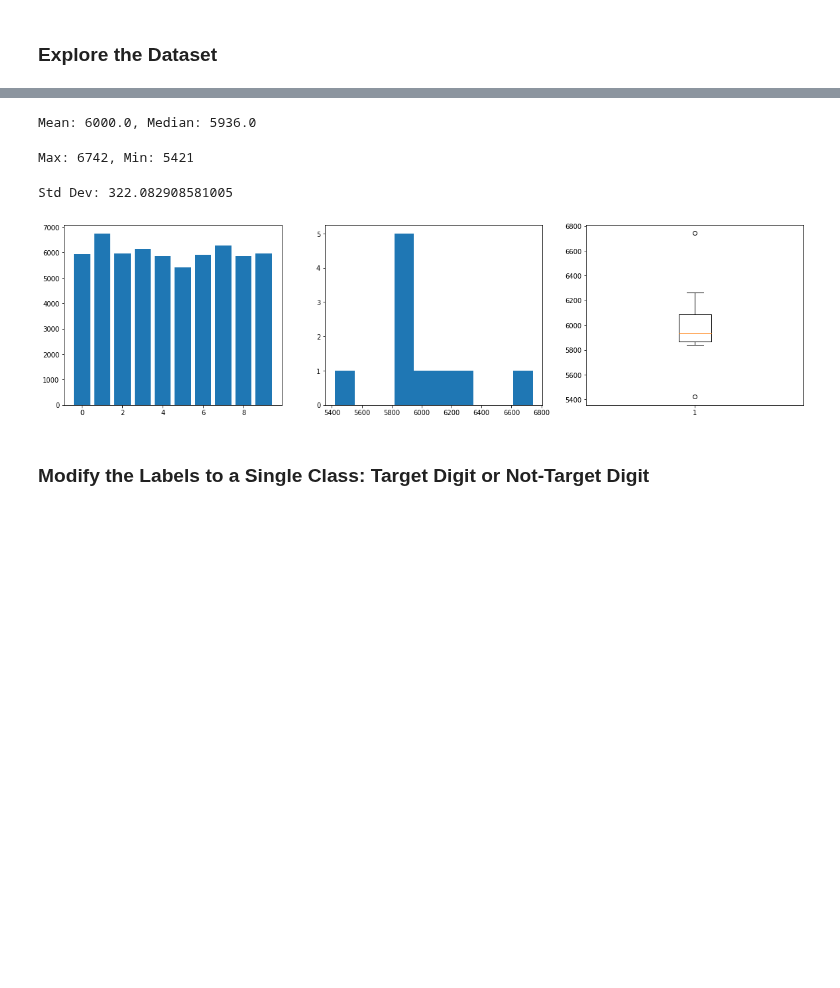
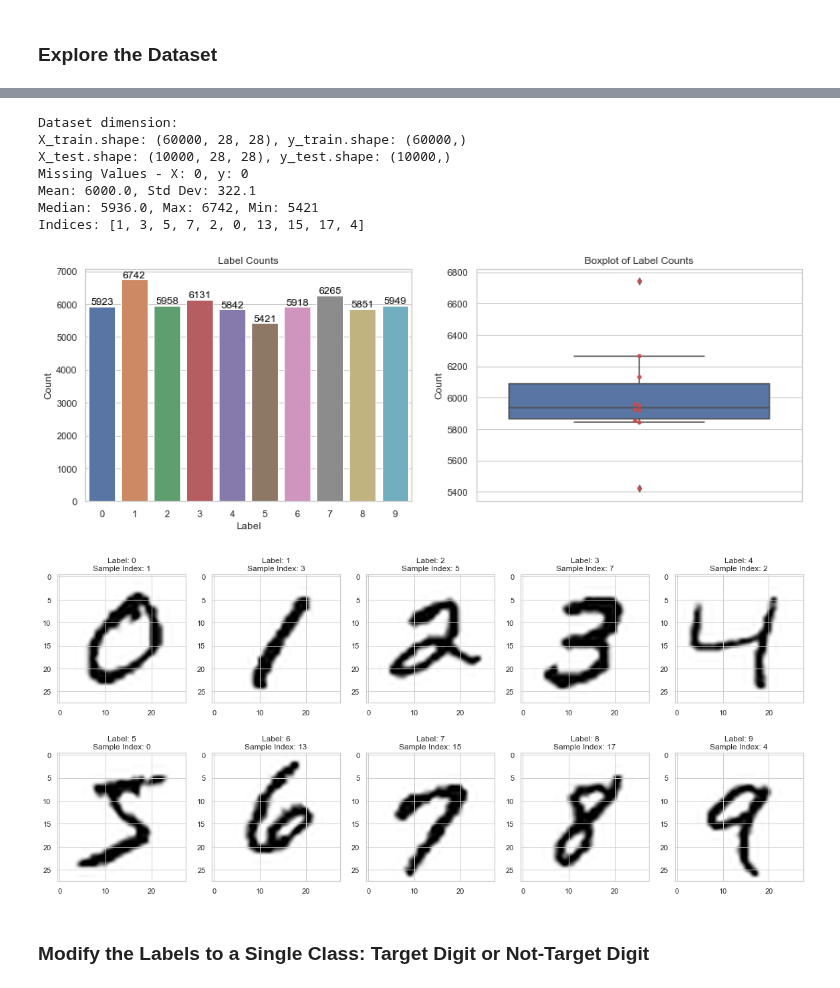
Before and after one commit to daddyjab/DL_Notes, a Jupyter notebook: 05-DL-Adam_Optimization-Hyperparameter_Tuning.ipynb, the cells around one changed output, grey strips where cells are left out. Saved outputs shown, nothing was run; the diff lists cells and outputs as text; code cells hidden in the pictures; blank space fills up the shorter version.

Commit message:
Moving dataset loading, exploration into functions - still in prog

```diff
--- a/05-DL-Adam_Optimization-Hyperparameter_Tuning.ipynb
+++ b/05-DL-Adam_Optimization-Hyperparameter_Tuning.ipynb
@@ -402,5 +341,4 @@ def plot_digit_list( a_X_list = None, a_y_list = None, a_find_all_digits = False
 ### Load the MNIST Handwritten Digit Dataset
 # %%
 # Import the Keras MNIST handwritten digits sample dataset
-(X_train, y_train), (X_test, y_test) = mnist.load_data()
-print(X_train.shape, y_train.shape, X_test.shape, y_test.shape)
+(X_train, y_train), (X_test, y_test) = mnist_load_ds()
@@ -423,28 +346,0 @@ array([5923, 6742, 5958, 6131, 5842, 5421, 5918, 6265, 5851, 5949],
-# %%
-print(f"Mean: {np.mean(unique_targets[1])}, Median: {np.median(unique_targets[1])}")
-# %% [output]
-Mean: 6000.0, Median: 5936.0
-# %%
-print(f"Max: {np.max(unique_targets[1])}, Min: {np.min(unique_targets[1])}")
-# %% [output]
-Max: 6742, Min: 5421
-# %%
-print(f"Std Dev: {np.std(unique_targets[1])}")
-# %% [output]
-Std Dev: 322.082908581005
-# %%
-fig = plt.figure(figsize=(20,5))
-ax1 = fig.add_subplot(1,3,1)
-ax2 = fig.add_subplot(1,3,2)
-ax3 = fig.add_subplot(1,3,3)
-
-# Column (bar) chart
-ax1.bar(unique_targets[0], unique_targets[1])
-
-# Histogram
-h_retval = ax2.hist(unique_targets[1])
-
-# Boxplot
-b_retval = ax3.boxplot(unique_targets[1])
-# %% [output]
-[figure, removed]
@@ -451,3 +394,16 @@ b_retval = ax3.boxplot(unique_targets[1])
+# %%
+# Explore the dataset
+mnist_explore_ds(X_train, y_train, X_test, y_test)
+# %% [output]
+Dataset dimension:
+X_train.shape: (60000, 28, 28), y_train.shape: (60000,)
+X_test.shape: (10000, 28, 28), y_test.shape: (10000,)
+Missing Values - X: 0, y: 0
+Mean: 6000.0, Std Dev: 322.1
+Median: 5936.0, Max: 6742, Min: 5421
+Indices: [1, 3, 5, 7, 2, 0, 13, 15, 17, 4]
+[figure, added]
+[figure, added]
 # %% [markdown]
 ### Modify the Labels to a Single Class: Target Digit or Not-Target Digit
 # %%
```
Also changed, not shown: parts of 9 cells of this notebook, 3 other files.
